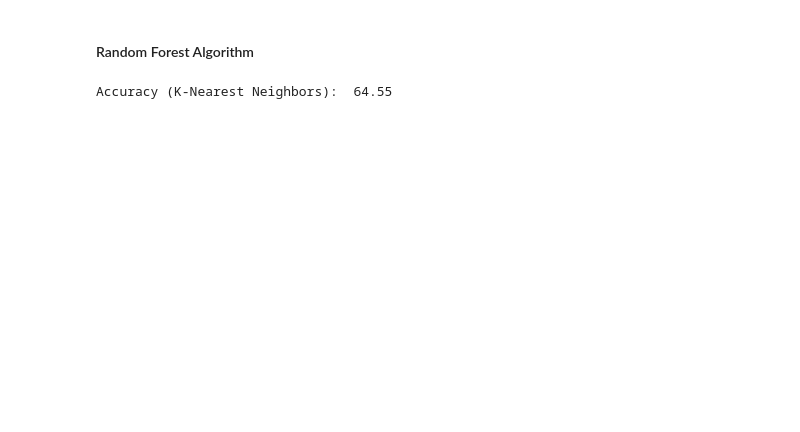
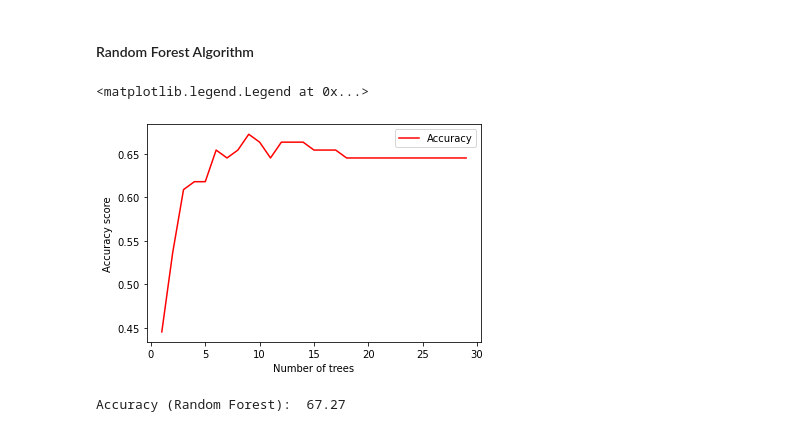
Before and after one commit to anaterovic/UZOP, a Jupyter notebook: code.ipynb, the cells around one changed output. Saved outputs shown, nothing was run; the diff lists cells and outputs as text; code cells hidden in the pictures; blank space fills up the shorter version.

```diff
--- a/code.ipynb
+++ b/code.ipynb
@@ -464,10 +488,31 @@ Accuracy (K-Nearest Neighbors):  65.45
 # %% [markdown]
 #### Random Forest Algorithm
+# %%
+number_trees = [n for n in range(1, 30)]
+
+accuracy_scores2 = []
+
+for nt in number_trees:
+    ranf = RandomForestClassifier(n_estimators = nt, criterion = 'entropy', random_state = 42)
+    ranf.fit(X_train, y_train)
+    y_pred = ranf.predict(X_test)
+    accuracy_scores2.append(accuracy_score(y_test, y_pred))
+# %%
+fig, ax = plt.subplots(1, figsize=(6, 4))
+
+ax.plot(number_trees, accuracy_scores2, label="Accuracy", color="red")
+
+ax.set_ylabel("Accuracy score")
+ax.set_xlabel("Number of trees")
+ax.legend()
+# %% [output]
+<matplotlib.legend.Legend at 0x...>
+[figure, added]
 # %%
-ranf = RandomForestClassifier(n_estimators = 70, criterion = 'entropy', random_state = 42)
+ranf = RandomForestClassifier(n_estimators = 9, criterion = 'entropy', random_state = 42)
 ranf.fit(X_train, y_train)
 ypred = ranf.predict(X_test)
 ranf_accuracy = accuracy_score(y_test,ypred)
-print('Accuracy (K-Nearest Neighbors): ', "%.2f" % (ranf_accuracy *100))
+print('Accuracy (Random Forest): ', "%.2f" % (ranf_accuracy *100))
 # %% [output]
-Accuracy (K-Nearest Neighbors):  64.55
+Accuracy (Random Forest):  67.27
```
Also changed, not shown: parts of 7 cells of this notebook.
